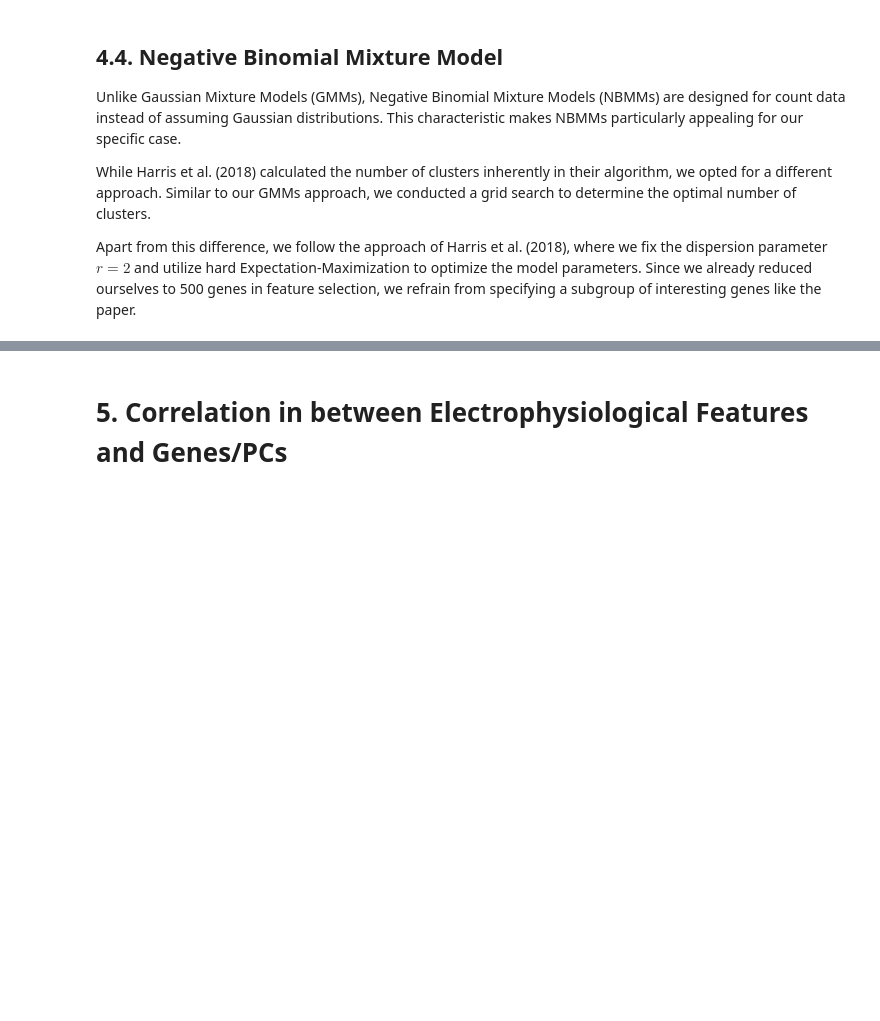
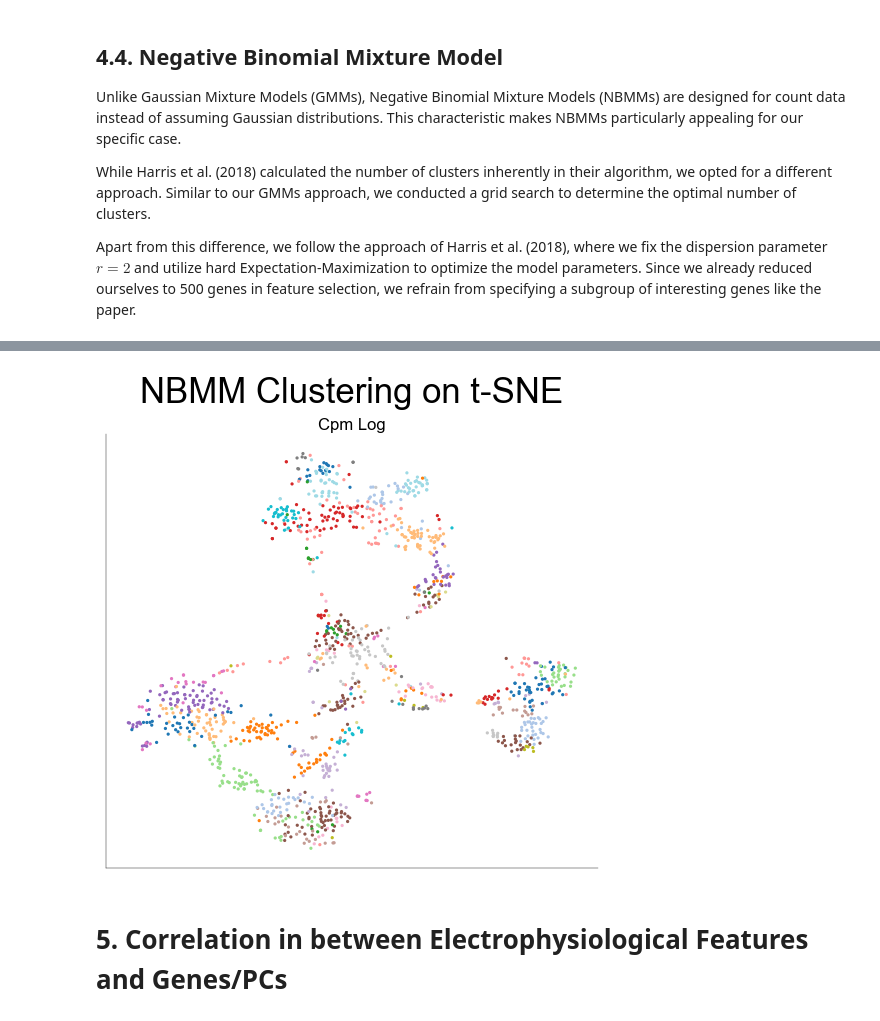
Before and after one commit to H-Kugler/neural-data-science, a Jupyter notebook: final_project/practical03_hand_in.ipynb, the cells around one changed output, grey strips where cells are left out. Cells and saved outputs as stored; diff of their text form; code cells hidden in the pictures; blank space fills up the shorter version.

```diff
--- a/final_project/practical03_hand_in.ipynb
+++ b/final_project/practical03_hand_in.ipynb
@@ -1059,3 +1086,7 @@ Best result: 103 clusters, BIC = 1952839.3625075861
+# %%
+plot_2d_vis(tsne_results, "NBMM Clustering on t-SNE", nbmm_labels)
+# %% [output]
+[figure, added]
 # %% [markdown]
 # 5. Correlation in between Electrophysiological Features and Genes/PCs
 # %%
```
Also changed, not shown: parts of 20 cells of this notebook, 1 other file.
